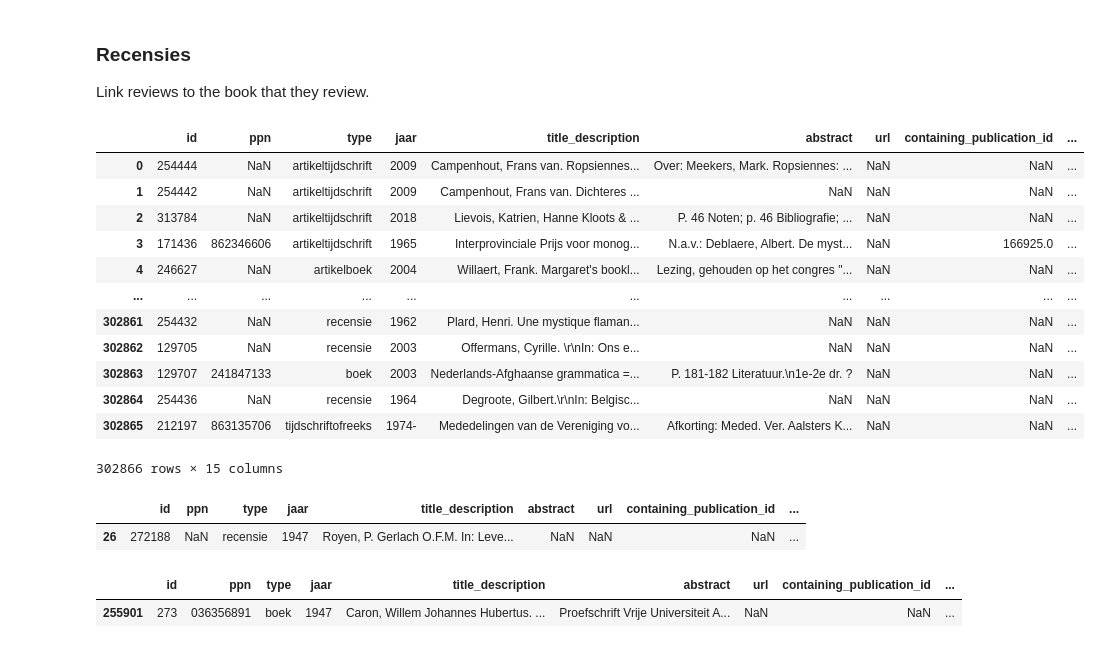
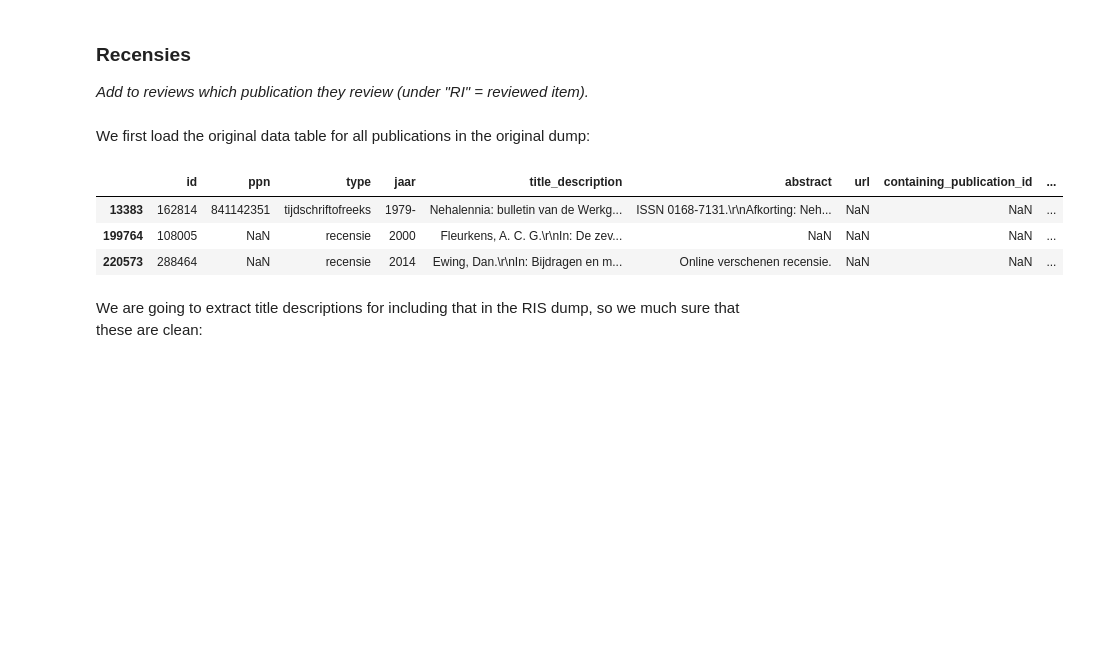
Before and after one commit to mikekestemont/bntl, a Jupyter notebook: code/04-link_consolidated.ipynb, the cells around one changed output. Saved outputs shown, nothing was run; the diff lists cells and outputs as text; code cells hidden in the pictures; blank space fills up the shorter version.

Commit message:
updates links

```diff
--- a/code/04-link_consolidated.ipynb
+++ b/code/04-link_consolidated.ipynb
@@ -19,36 +22,21 @@ mapping['M3'] = 'orig_abstract'
 # %%
 dump_dir = '../data/bntl-db-csv-dump-4March2024'
-# %% [markdown]
-### Recensies
-
-Link reviews to the book that they review.
+# %% [markdown]
+### Recensies
+
+*Add to reviews which publication they review (under "RI" = reviewed item).*
+# %% [markdown]
+We first load the original data table for all publications in the original dump:
 # %%
 publications = pd.read_csv(f"{dump_dir}/publications.csv", header=0, parse_dates=['creation_date', 'modification_date'])
 publications['id'] = publications['id'].fillna('')
-publications
+publications.sample(3)
 # %% [output]
 |  | id | ppn | type | jaar | title_description | abstract | url | containing_publication_id | ... |
-| 0 | 254444 | NaN | artikeltijdschrift | 2009 | Campenhout, Frans van. Ropsiennes... | Over: Meekers, Mark. Ropsiennes: ... | NaN | NaN | ... |
-| 1 | 254442 | NaN | artikeltijdschrift | 2009 | Campenhout, Frans van. Dichteres ... | NaN | NaN | NaN | ... |
-| 2 | 313784 | NaN | artikeltijdschrift | 2018 | Lievois, Katrien, Hanne Kloots & ... | P. 46 Noten; p. 46 Bibliografie; ... | NaN | NaN | ... |
-| 3 | 171436 | 862346606 | artikeltijdschrift | 1965 | Interprovinciale Prijs voor monog... | N.a.v.: Deblaere, Albert. De myst... | NaN | 166925.0 | ... |
-| 4 | 246627 | NaN | artikelboek | 2004 | Willaert, Frank. Margaret's bookl... | Lezing, gehouden op het congres "... | NaN | NaN | ... |
-| ... | ... | ... | ... | ... | ... | ... | ... | ... | ... |
-| 302861 | 254432 | NaN | recensie | 1962 | Plard, Henri. Une mystique flaman... | NaN | NaN | NaN | ... |
-| 302862 | 129705 | NaN | recensie | 2003 | Offermans, Cyrille. \r\nIn: Ons e... | NaN | NaN | NaN | ... |
-| 302863 | 129707 | 241847133 | boek | 2003 | Nederlands-Afghaanse grammatica =... | P. 181-182 Literatuur.\n1e-2e dr. ? | NaN | NaN | ... |
-| 302864 | 254436 | NaN | recensie | 1964 | Degroote, Gilbert.\r\nIn: Belgisc... | NaN | NaN | NaN | ... |
-| 302865 | 212197 | 863135706 | tijdschriftofreeks | 1974- | Mededelingen van de Vereniging vo... | Afkorting: Meded. Ver. Aalsters K... | NaN | NaN | ... |
+| 13383 | 162814 | 841142351 | tijdschriftofreeks | 1979- | Nehalennia: bulletin van de Werkg... | ISSN 0168-7131.\r\nAfkorting: Neh... | NaN | NaN | ... |
+| 199764 | 108005 | NaN | recensie | 2000 | Fleurkens, A. C. G.\r\nIn: De zev... | NaN | NaN | NaN | ... |
+| 220573 | 288464 | NaN | recensie | 2014 | Ewing, Dan.\r\nIn: Bijdragen en m... | Online verschenen recensie. | NaN | NaN | ... |
-302866 rows × 15 columns
+# %% [markdown]
+We are going to extract title descriptions for including that in the RIS dump, so we much sure that these are clean:
 # %%
 publications['title_description'] = [' '.join(p.split()).strip() for p in publications['title_description']]
-# %%
-publications[publications['title_description'] == 'Royen, P. Gerlach O.F.M. In: Levende talen: (1947) 190-191.']
-# %% [output]
-|  | id | ppn | type | jaar | title_description | abstract | url | containing_publication_id | ... |
-| 26 | 272188 | NaN | recensie | 1947 | Royen, P. Gerlach O.F.M. In: Leve... | NaN | NaN | NaN | ... |
-# %%
-publications[publications['title_description'] == 'Caron, Willem Johannes Hubertus. Klank en teken bij Erasmus en onze oudste grammatici. Groningen [etc.]: Wolters, 1947. XII, 140 p. + stellingen.']
-# %% [output]
-|  | id | ppn | type | jaar | title_description | abstract | url | containing_publication_id | ... |
-| 255901 | 273 | 036356891 | boek | 1947 | Caron, Willem Johannes Hubertus. ... | Proefschrift Vrije Universiteit A... | NaN | NaN | ... |
```
Also changed, not shown: parts of 31 cells of this notebook, 1 other file.
